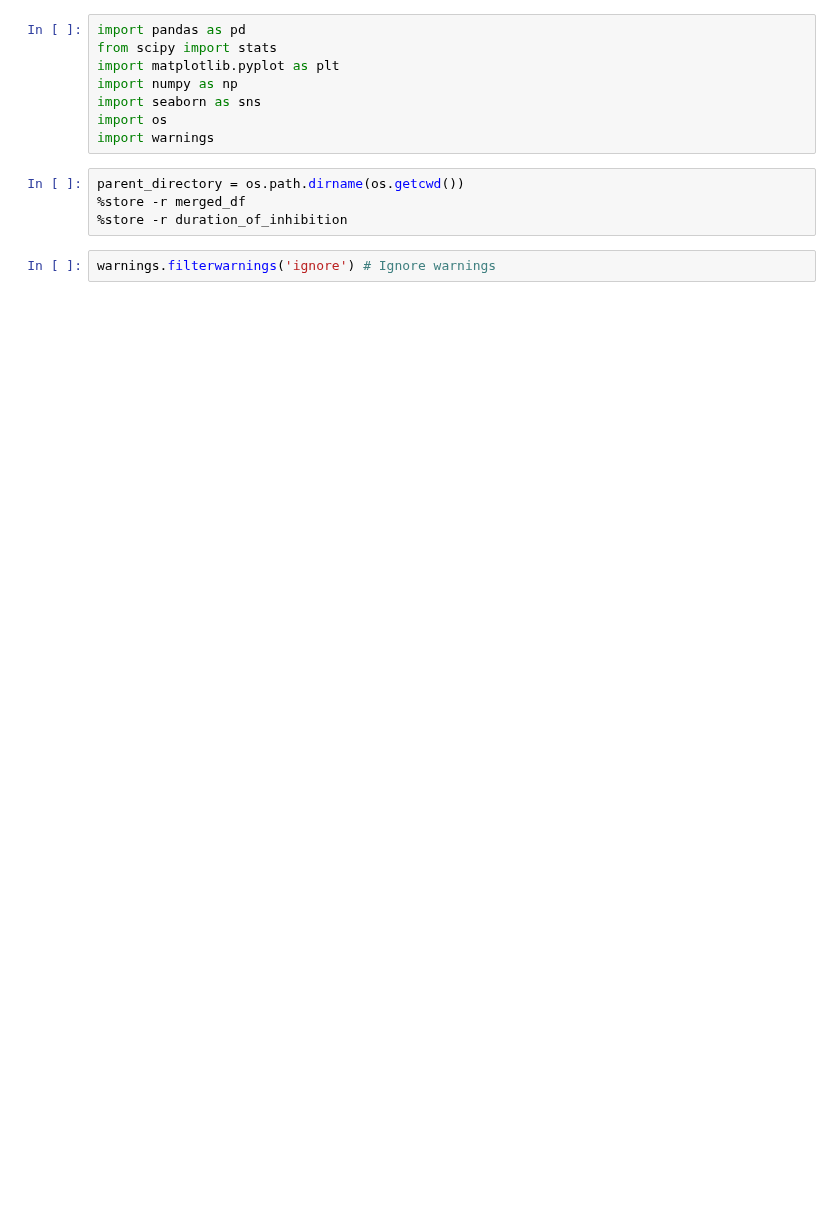
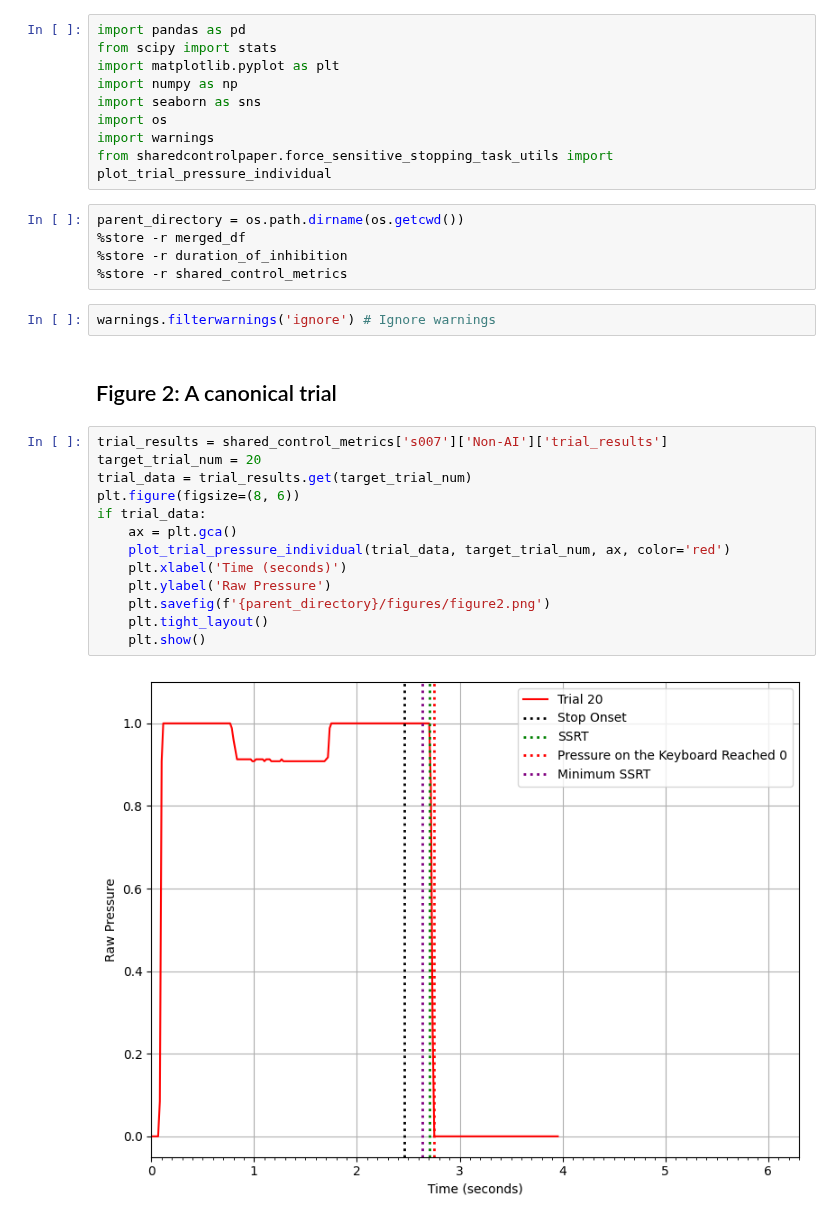
Before and after one commit to kriti-ach/SharedControlPaper, a Jupyter notebook: notebooks/06_generate_figures.ipynb, the cells around one changed output. Cells and saved outputs as stored; diff of their text form; blank space fills up the shorter version.

Commit message:
finished .yml, moved around figures

```diff
--- a/notebooks/06_generate_figures.ipynb
+++ b/notebooks/06_generate_figures.ipynb
@@ -6,10 +6,29 @@ import numpy as np
 import seaborn as sns
 import os
 import warnings
+from sharedcontrolpaper.force_sensitive_stopping_task_utils import plot_trial_pressure_individual
 # %%
 parent_directory = os.path.dirname(os.getcwd())
 %store -r merged_df
 %store -r duration_of_inhibition
+%store -r shared_control_metrics
 # %%
 warnings.filterwarnings('ignore') # Ignore warnings
+# %% [markdown]
+## Figure 2: A canonical trial
+# %%
+trial_results = shared_control_metrics['s007']['Non-AI']['trial_results']
+target_trial_num = 20
+trial_data = trial_results.get(target_trial_num)
+plt.figure(figsize=(8, 6))
+if trial_data:
+    ax = plt.gca()
+    plot_trial_pressure_individual(trial_data, target_trial_num, ax, color='red')
+    plt.xlabel('Time (seconds)')
+    plt.ylabel('Raw Pressure')
+    plt.savefig(f'{parent_directory}/figures/figure2.png')
+    plt.tight_layout()
+    plt.show()
+# %% [output]
+[figure, added]
 # %% [markdown]
```
Also changed, not shown: parts of 4 cells of this notebook, 12 other files.
